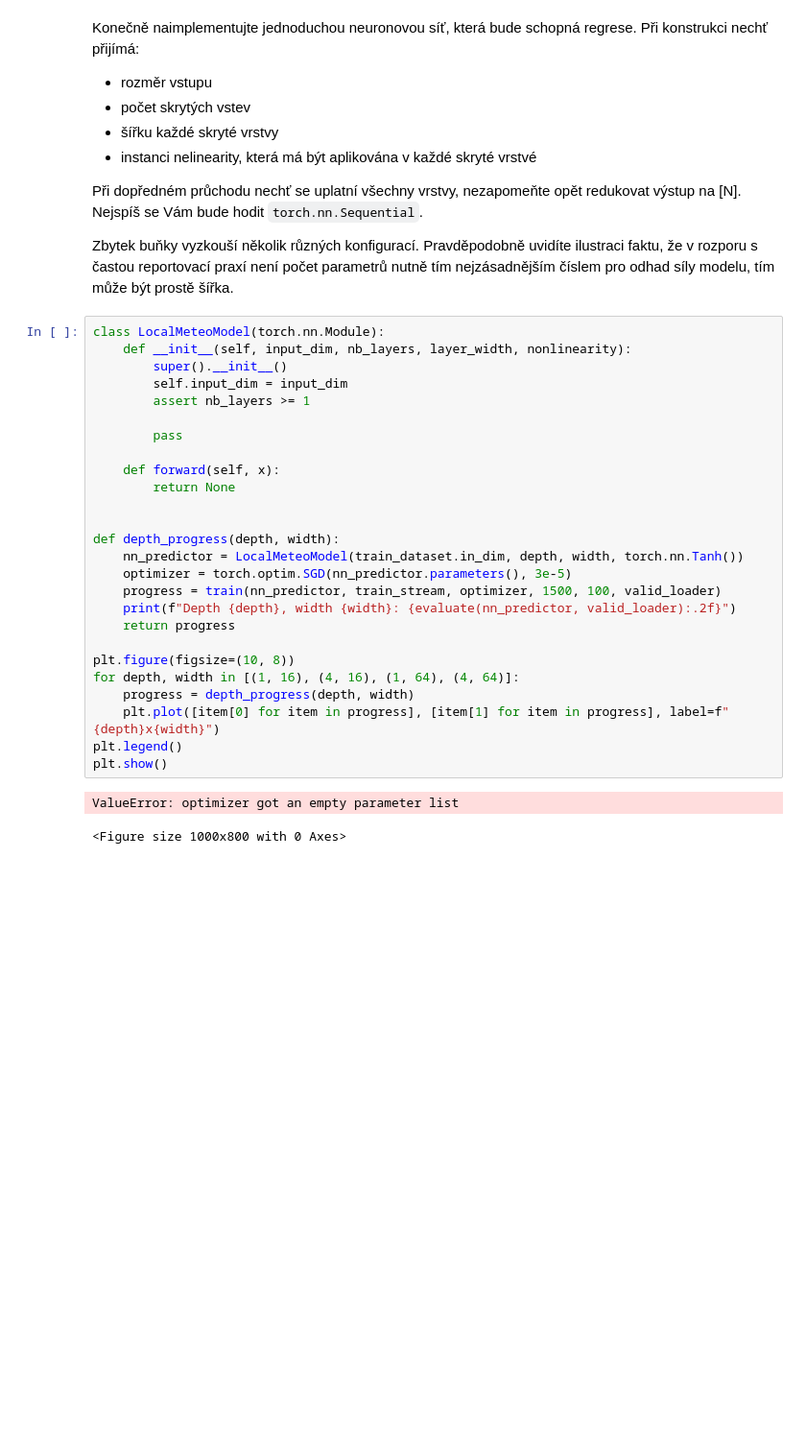
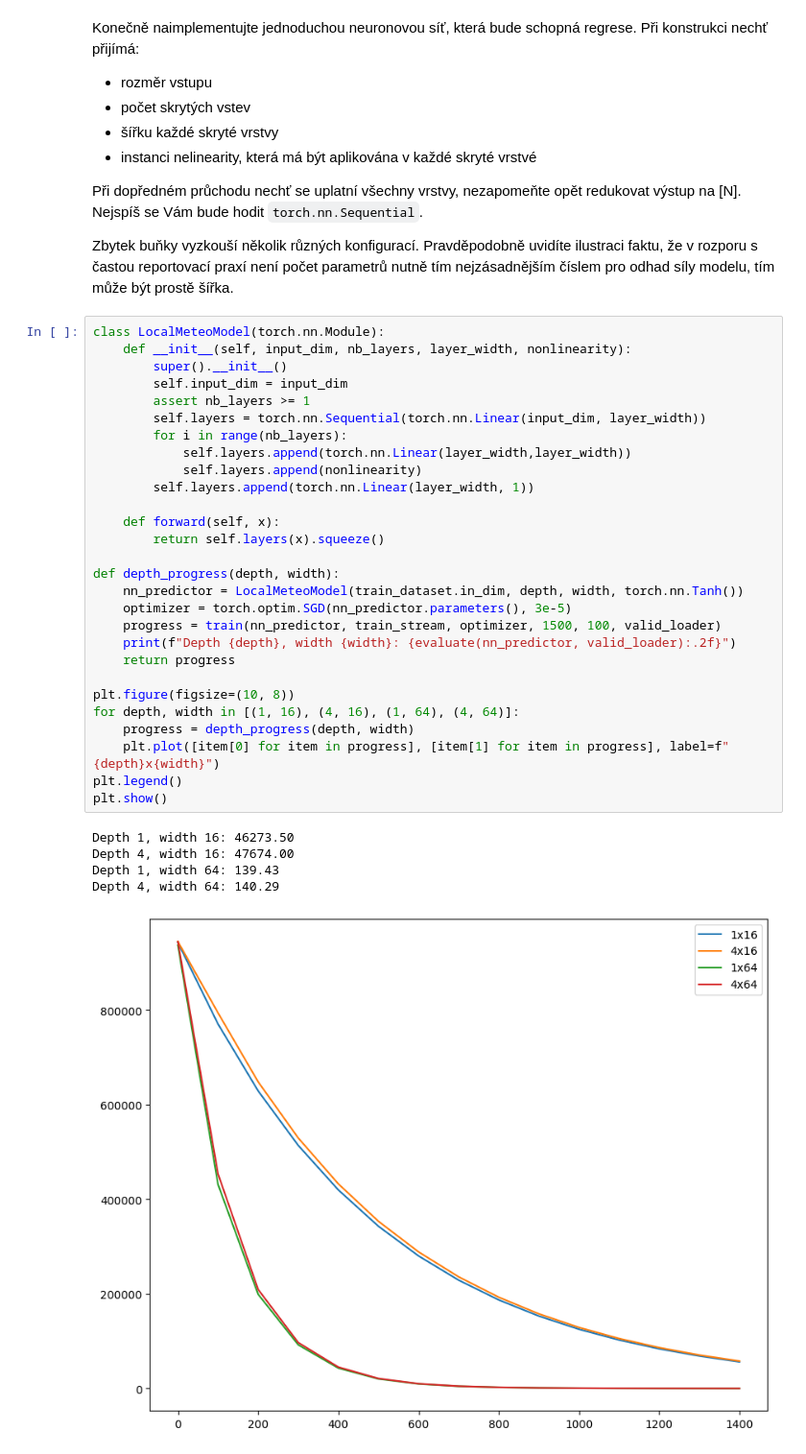
Before and after one commit to You-never-know/SUI-3, a Jupyter notebook: zadani.ipynb, the cells around one changed output. Shown: that part at 96% size. Drawn from its saved outputs; the diff is of its cells as text; blank space fills up the shorter version.

```diff
--- a/zadani.ipynb
+++ b/zadani.ipynb
@@ -367,30 +367,35 @@ Pravděpodobně uvidíte ilustraci faktu, že v rozporu s častou reportovací p
 # %%
 class LocalMeteoModel(torch.nn.Module):
     def __init__(self, input_dim, nb_layers, layer_width, nonlinearity):
         super().__init__()
         self.input_dim = input_dim
         assert nb_layers >= 1
-
-        pass
+        self.layers = torch.nn.Sequential(torch.nn.Linear(input_dim, layer_width))
+        for i in range(nb_layers):
+            self.layers.append(torch.nn.Linear(layer_width,layer_width))
+            self.layers.append(nonlinearity)
+        self.layers.append(torch.nn.Linear(layer_width, 1))
 
     def forward(self, x):
-        return None
-
+        return self.layers(x).squeeze()
 
 def depth_progress(depth, width):
     nn_predictor = LocalMeteoModel(train_dataset.in_dim, depth, width, torch.nn.Tanh())
     optimizer = torch.optim.SGD(nn_predictor.parameters(), 3e-5)
     progress = train(nn_predictor, train_stream, optimizer, 1500, 100, valid_loader)
     print(f"Depth {depth}, width {width}: {evaluate(nn_predictor, valid_loader):.2f}")
     return progress
 
 plt.figure(figsize=(10, 8))
 for depth, width in [(1, 16), (4, 16), (1, 64), (4, 64)]:
     progress = depth_progress(depth, width)
     plt.plot([item[0] for item in progress], [item[1] for item in progress], label=f"{depth}x{width}")
 plt.legend()
 plt.show()
 # %% [output]
-ValueError: optimizer got an empty parameter list
+Depth 1, width 16: 46273.50
+Depth 4, width 16: 47674.00
+Depth 1, width 64: 139.43
+Depth 4, width 64: 140.29
-<Figure size 1000x800 with 0 Axes>
+[figure, added]
 # %% [markdown]
```
Also changed, not shown: parts of 3 cells of this notebook.
